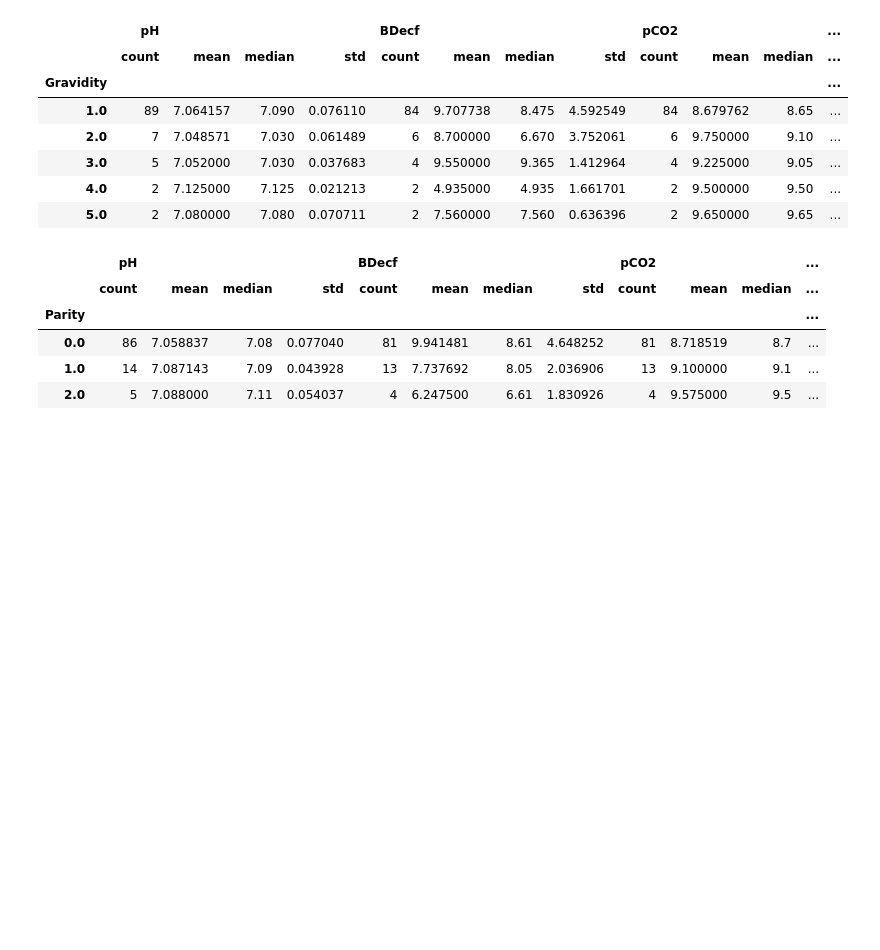
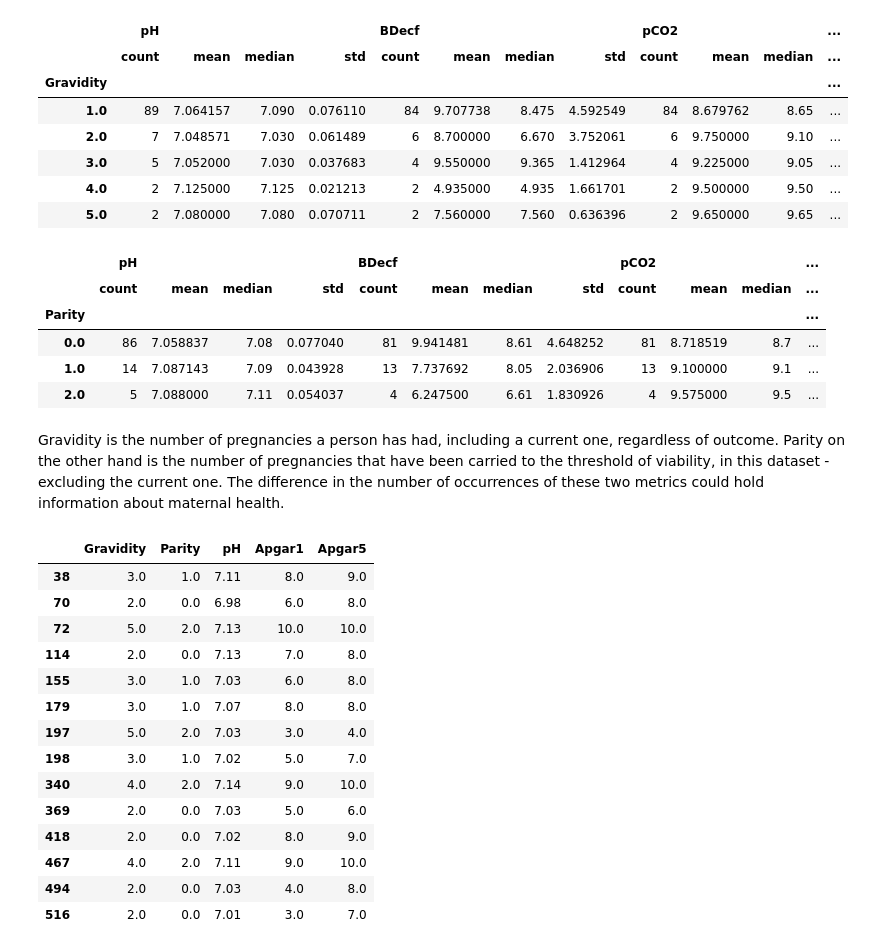
Before and after one commit to trnnstella/Fetal-health-analysis, a Jupyter notebook: fetal-health.ipynb, the cells around one changed output. Saved outputs shown, nothing was run; the diff lists cells and outputs as text; code cells hidden in the pictures; blank space fills up the shorter version.

Commit message:
Gravidity and parity

```diff
--- a/fetal-health.ipynb
+++ b/fetal-health.ipynb
@@ -435,3 +445,23 @@ df_clinical_ac.groupby("Parity")[["pH", "BDecf", "pCO2", "Base excess"]].agg(["c
 | 0.0 | 86 | 7.058837 | 7.08 | 0.077040 | 81 | 9.941481 | 8.61 | 4.648252 | 81 | 8.718519 | 8.7 | ... |
 | 1.0 | 14 | 7.087143 | 7.09 | 0.043928 | 13 | 7.737692 | 8.05 | 2.036906 | 13 | 9.100000 | 9.1 | ... |
 | 2.0 | 5 | 7.088000 | 7.11 | 0.054037 | 4 | 6.247500 | 6.61 | 1.830926 | 4 | 9.575000 | 9.5 | ... |
+# %% [markdown]
+Gravidity is the number of pregnancies a person has had, including a current one, regardless of outcome. Parity on the other hand is the number of pregnancies that have been carried to the threshold of viability, in this dataset - excluding the current one. The difference in the number of occurrences of these two metrics could hold information about maternal health.
+# %%
+df_clinical_ac[df_clinical_ac["Parity"]+1<df_clinical_ac["Gravidity"]][["Gravidity", "Parity", "pH", "Apgar1", "Apgar5"]]
+# %% [output]
+|  | Gravidity | Parity | pH | Apgar1 | Apgar5 |
+| 38 | 3.0 | 1.0 | 7.11 | 8.0 | 9.0 |
+| 70 | 2.0 | 0.0 | 6.98 | 6.0 | 8.0 |
+| 72 | 5.0 | 2.0 | 7.13 | 10.0 | 10.0 |
+| 114 | 2.0 | 0.0 | 7.13 | 7.0 | 8.0 |
+| 155 | 3.0 | 1.0 | 7.03 | 6.0 | 8.0 |
+| 179 | 3.0 | 1.0 | 7.07 | 8.0 | 8.0 |
+| 197 | 5.0 | 2.0 | 7.03 | 3.0 | 4.0 |
+| 198 | 3.0 | 1.0 | 7.02 | 5.0 | 7.0 |
+| 340 | 4.0 | 2.0 | 7.14 | 9.0 | 10.0 |
+| 369 | 2.0 | 0.0 | 7.03 | 5.0 | 6.0 |
+| 418 | 2.0 | 0.0 | 7.02 | 8.0 | 9.0 |
+| 467 | 4.0 | 2.0 | 7.11 | 9.0 | 10.0 |
+| 494 | 2.0 | 0.0 | 7.03 | 4.0 | 8.0 |
+| 516 | 2.0 | 0.0 | 7.01 | 3.0 | 7.0 |
```
Also changed, not shown: parts of 2 cells of this notebook.
